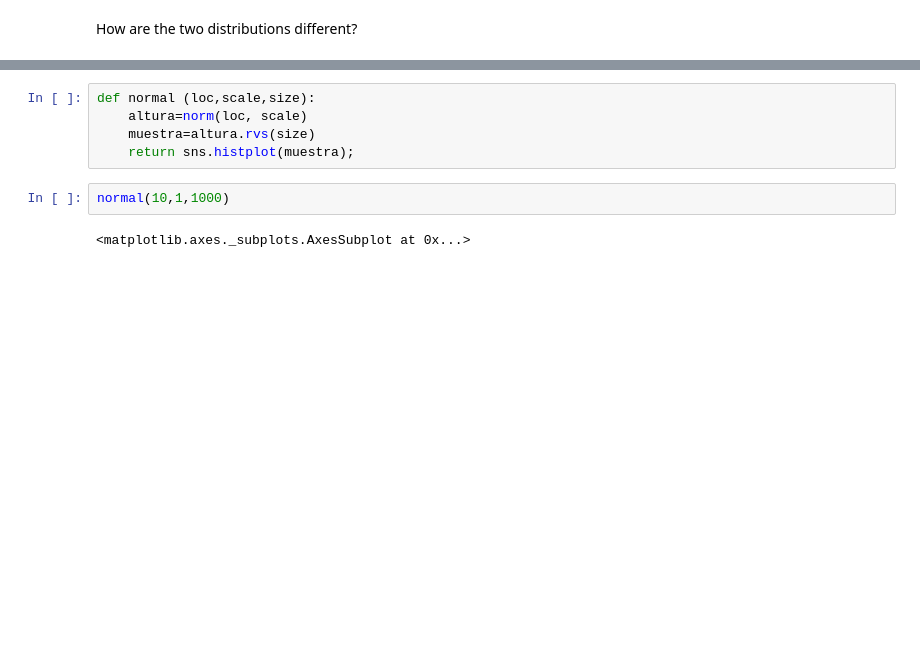
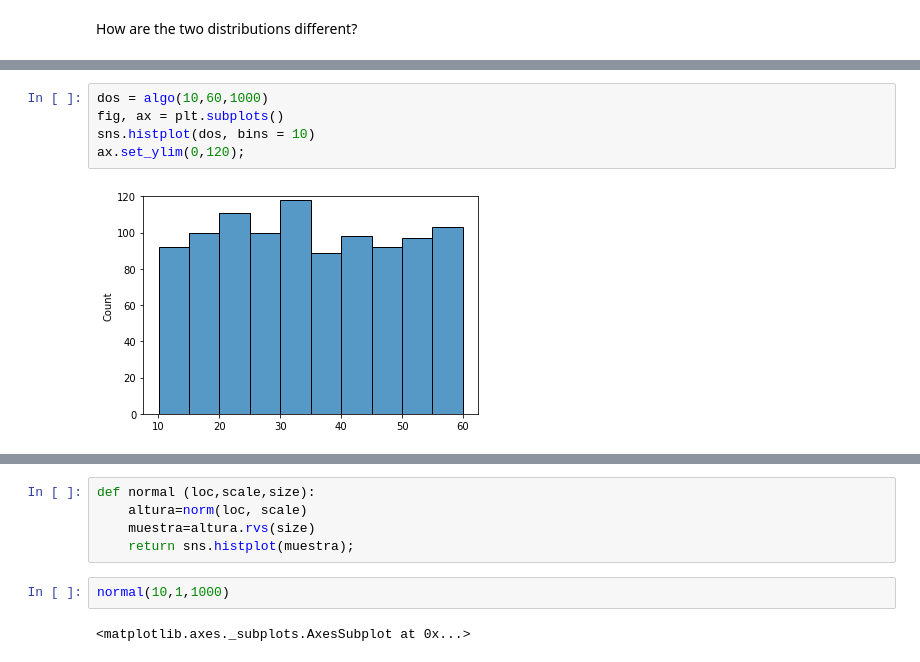
Before and after one commit to Ironhack-Data-Madrid-Enero-2022/lab-continuous-probability-distributions, a Jupyter notebook: your-code/main.ipynb, the cells around one changed output, grey strips where cells are left out. Cells and saved outputs as stored; diff of their text form; blank space fills up the shorter version.

```diff
--- a/your-code/main.ipynb
+++ b/your-code/main.ipynb
@@ -71,3 +73,10 @@ How are the two distributions different?
+# %%
+dos = algo(10,60,1000)
+fig, ax = plt.subplots()
+sns.histplot(dos, bins = 10)
+ax.set_ylim(0,120);
+# %% [output]
+[figure, added]
 # %% [markdown]
 ## Normal Distribution
 
```
Also changed, not shown: parts of 21 cells of this notebook.
